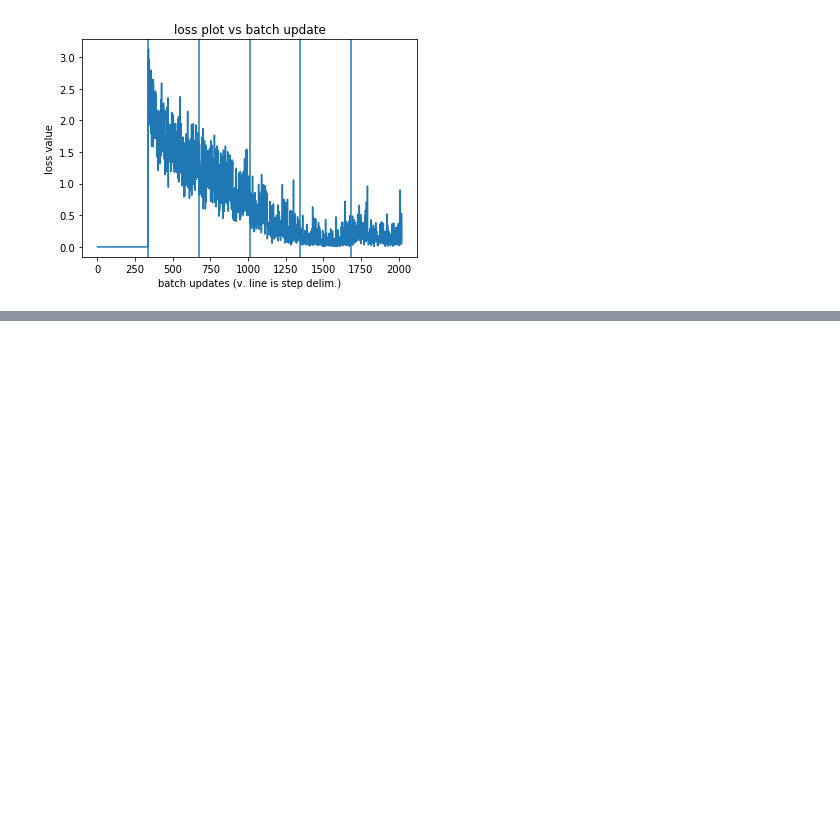
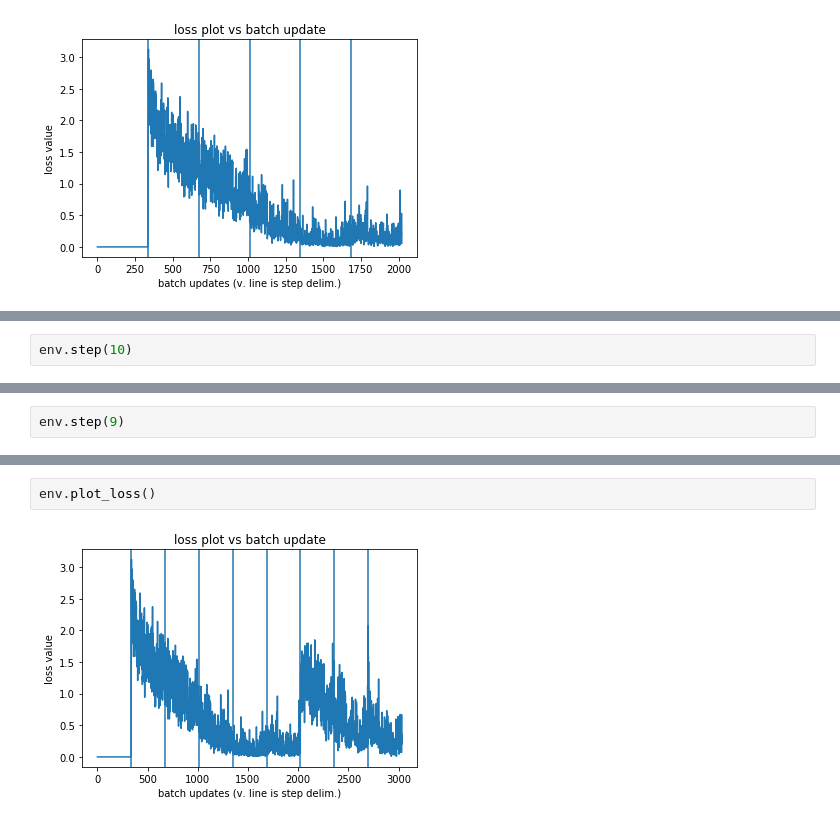
Before and after one commit to broadinstitute/AutoTrain, a Jupyter notebook: experiments/EnvTesting.ipynb, the cells around one changed output, grey strips where cells are left out. Saved outputs shown, nothing was run; the diff lists cells and outputs as text; blank space fills up the shorter version.

```diff
--- a/experiments/EnvTesting.ipynb
+++ b/experiments/EnvTesting.ipynb
@@ -321,0 +354,2 @@ rewind
+# %%
+env.step(10)
@@ -321,0 +376,2 @@ rewind
+# %%
+env.step(9)
@@ -321,0 +404,4 @@ rewind
+# %%
+env.plot_loss()
+# %% [output]
+[figure, added]
```
Also changed, not shown: parts of 5 cells of this notebook, 2 other files.
